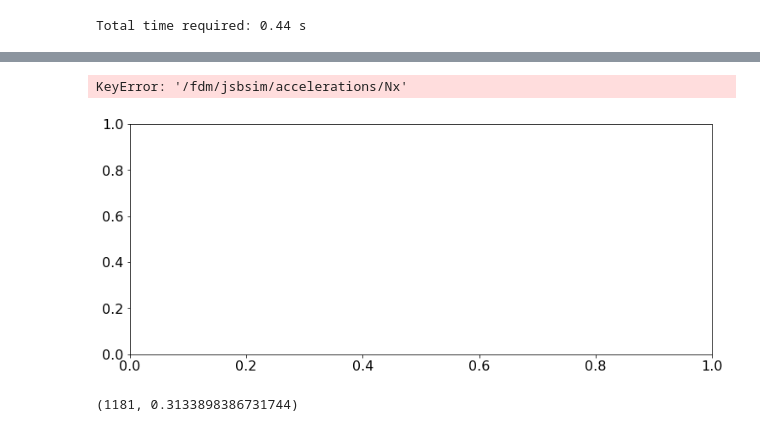
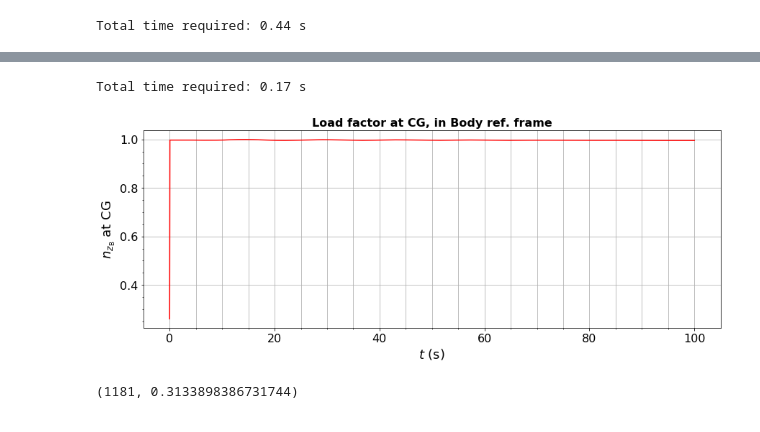
Before and after one commit to JSBSim-Team/jsbsim-reference-manual, a Jupyter notebook: docs/_mypages/Jupyter_Notebooks/01_test_jsbsim.ipynb, the cells around one changed output, grey strips where cells are left out. Cells and saved outputs as stored; diff of their text form; code cells hidden in the pictures.

```diff
--- a/docs/_mypages/Jupyter_Notebooks/01_test_jsbsim.ipynb
+++ b/docs/_mypages/Jupyter_Notebooks/01_test_jsbsim.ipynb
@@ -118,9 +118,10 @@ Total time required: 0.27 s
 [figure]
 # %%
-GrA.plot_vars('n_x','n_y','n_z')
+#GrA.plot_vars('n_x','n_y','n_z')
+GrA.plot_vars('n_z')
 # %% [output]
-KeyError: '/fdm/jsbsim/accelerations/Nx'
+Total time required: 0.17 s
-[figure, old version]
+[figure, new version]
 # %%
 def takeClosest(myList, myNumber):
 
```
Also changed, not shown: parts of 4 cells of this notebook, 49 other files.
